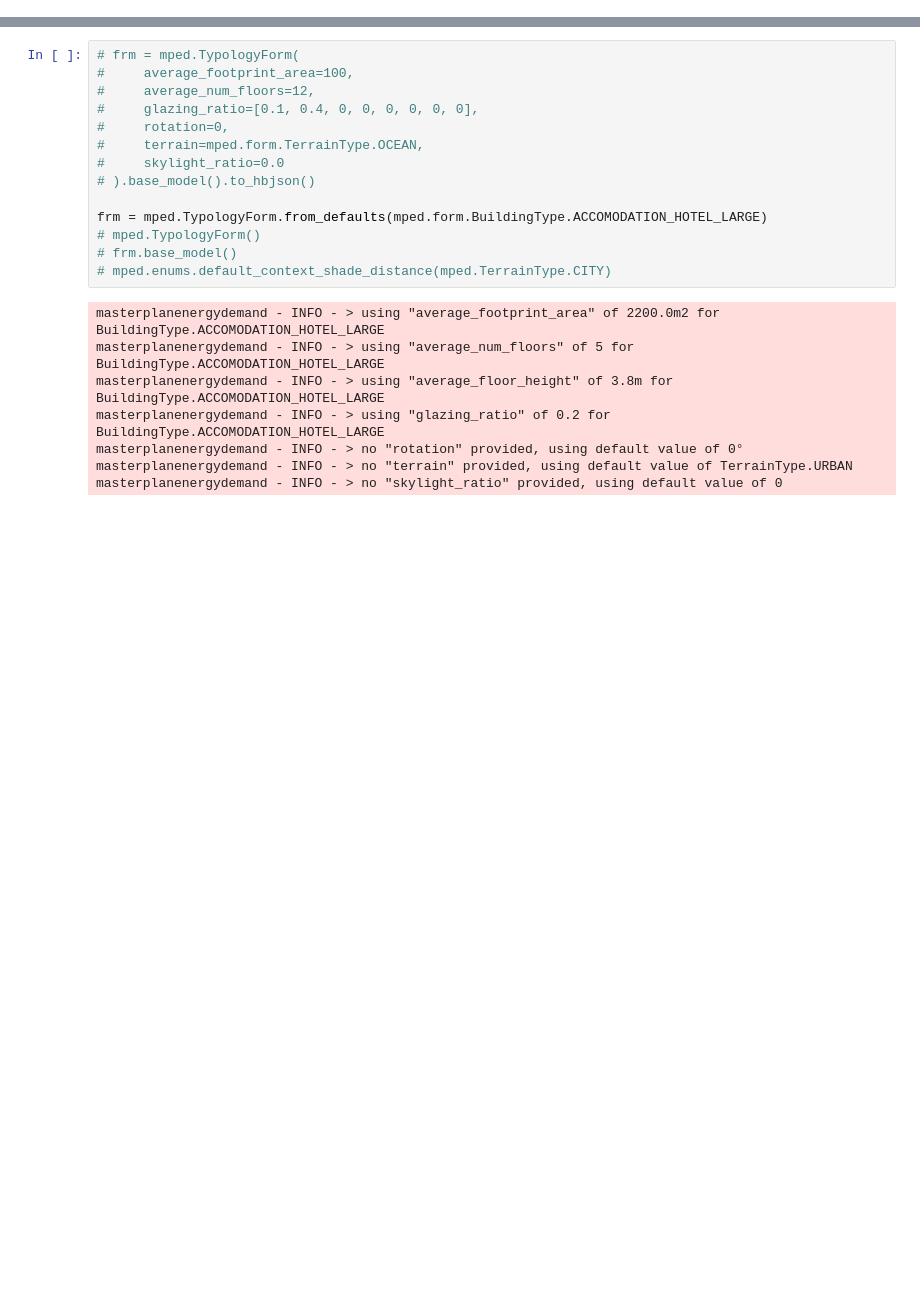
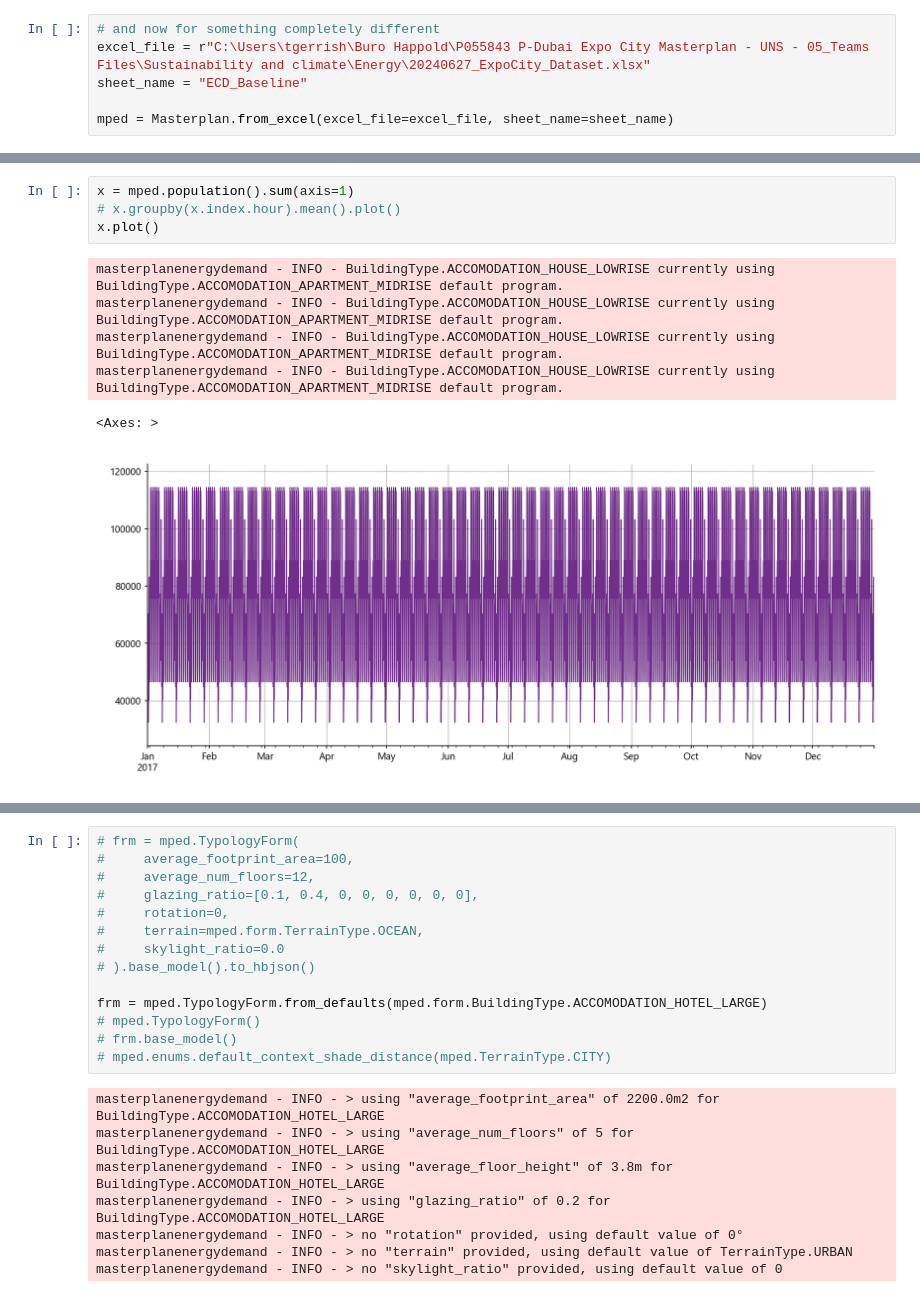
Before and after one commit to BHoM/LadyBugTools_Prototypes, a Jupyter notebook: LadyBugTools_Prototype_Engine/Python/MasterplanEnergyDemand/MasterplanEnergyDemand_Dev.ipynb, the cells around one changed output, grey strips where cells are left out. Cells and saved outputs as stored; diff of their text form; blank space fills up the shorter version.

```diff
--- a/LadyBugTools_Prototype_Engine/Python/MasterplanEnergyDemand/MasterplanEnergyDemand_Dev.ipynb
+++ b/LadyBugTools_Prototype_Engine/Python/MasterplanEnergyDemand/MasterplanEnergyDemand_Dev.ipynb
@@ -25,0 +38,6 @@ honeybee_energy - INFO - Successfully imported Honeybee-energy plugin: honeybee_
+# %%
+# and now for something completely different
+excel_file = r"C:\Users\tgerrish\Buro Happold\P055843 P-Dubai Expo City Masterplan - UNS - 05_Teams Files\Sustainability and climate\Energy\20240627_ExpoCity_Dataset.xlsx"
+sheet_name = "ECD_Baseline"
+
+mped = Masterplan.from_excel(excel_file=excel_file, sheet_name=sheet_name)
@@ -25,0 +155,11 @@ honeybee_energy - INFO - Successfully imported Honeybee-energy plugin: honeybee_
+# %%
+x = mped.population().sum(axis=1)
+# x.groupby(x.index.hour).mean().plot()
+x.plot()
+# %% [output]
+masterplanenergydemand - INFO - BuildingType.ACCOMODATION_HOUSE_LOWRISE currently using BuildingType.ACCOMODATION_APARTMENT_MIDRISE default program.
+masterplanenergydemand - INFO - BuildingType.ACCOMODATION_HOUSE_LOWRISE currently using BuildingType.ACCOMODATION_APARTMENT_MIDRISE default program.
+masterplanenergydemand - INFO - BuildingType.ACCOMODATION_HOUSE_LOWRISE currently using BuildingType.ACCOMODATION_APARTMENT_MIDRISE default program.
+masterplanenergydemand - INFO - BuildingType.ACCOMODATION_HOUSE_LOWRISE currently using BuildingType.ACCOMODATION_APARTMENT_MIDRISE default program.
+<Axes: >
+[figure, added]
```
Also changed, not shown: parts of 41 cells of this notebook, 22 other files.
